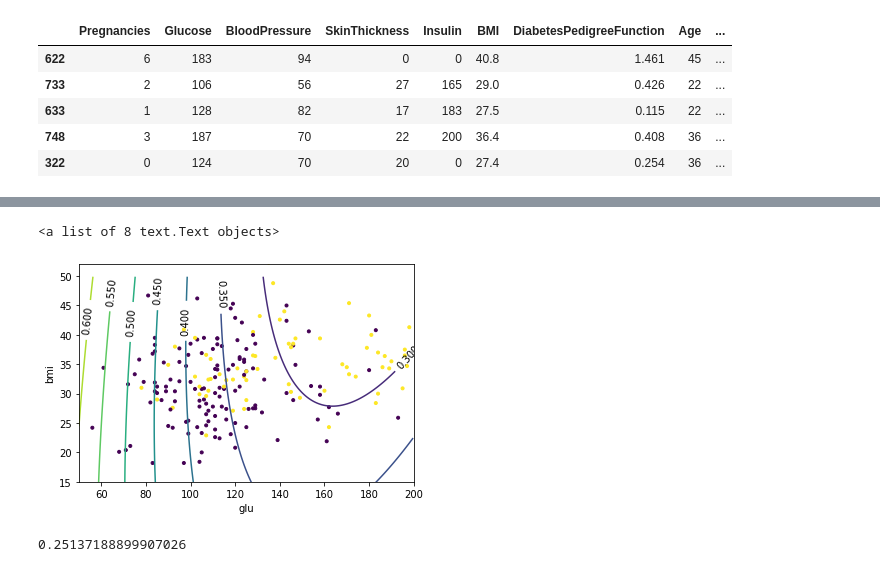
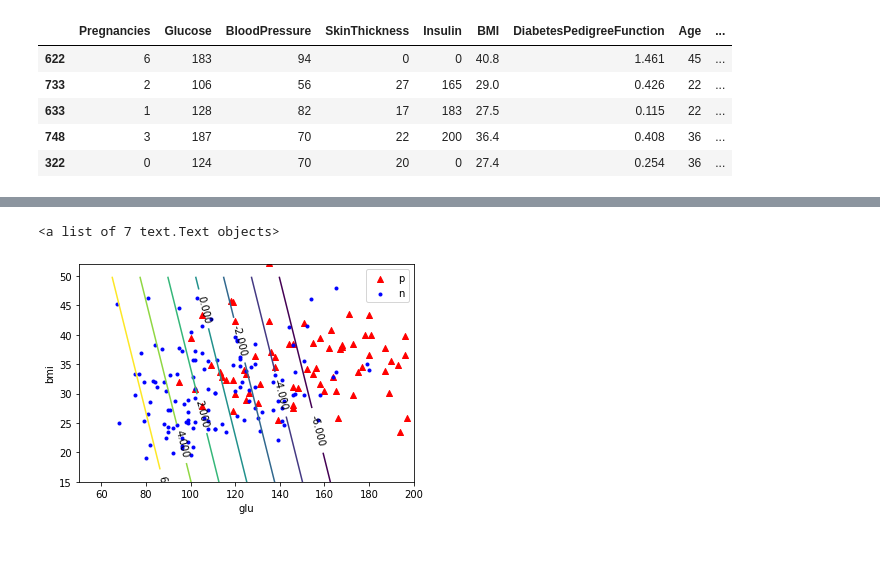
Before and after one commit to singwang-cn/The_first_pattern_recognition, a Jupyter notebook: ex4_4.ipynb, the cells around one changed output, grey strips where cells are left out. Drawn from its saved outputs; the diff is of its cells as text; code cells hidden in the pictures.

```diff
--- a/ex4_4.ipynb
+++ b/ex4_4.ipynb
@@ -26,7 +26,7 @@ positive_sample, negtive_sample = positive_sample[1], negtive_sample[1]
 def computate_expectation_variance(df):
   x = np.matrix([df['Glucose'].tolist(), df['BMI'].tolist()])
   u = np.matrix([[x[0].mean()],[x[1].mean()]])
-  sigma = (x-u) * (x-u).T
+  sigma = (x-u) * (x-u).T / df.shape[0]
   return u,sigma
 # %%
 u_p, sigma_p = computate_expectation_variance(positive_sample)
@@ -42,9 +37,29 @@ matrix([[77292.87142857,  3911.34142857],
 # %%
-def quadratic_rf(x, y):
+def quadratic_if(x, y):
   x = np.matrix([[x],[y]])
   bias = (x.T*S*x + 2*c*x + F).getA()
   return bias[0][0]
 # %%
-def linear_rf(x, y):
+def linear_if(x, y):
   x = np.matrix([[x],[y]])
-  return 2*c*x + F
+  bias = (2*c*x + F).getA()
+  return bias[0][0]
+# %%
+plt.figure('Decision boundary by quadratic function')
+plt.title('Decision boundary by quadratic function')
+plt.scatter(positive_sample['Glucose'], positive_sample['BMI'], marker='^', color='red', label='p')
+plt.scatter(negtive_sample['Glucose'], negtive_sample['BMI'], marker='.', color='blue', label='n')
+plt.xlim(50, 200)
+plt.ylim(15, 52)
+plt.xlabel('glu')
+plt.ylabel('bmi')
+plt.legend()
+
+x = np.arange(50, 200, 0.375)
+y = np.arange(10, 50, 0.1)
+z = np.empty((len(x),len(y)),dtype='float')
+for i in range(len(x)):
+  for j in range(len(y)):
+    z[i][j] = quadratic_if(x[i], y[j])
+contour = plt.contour(x, y, z, [-6,-4,-2,0,2,4,6])
+plt.clabel(contour, colors=('k'))
@@ -51,24 +69,21 @@ def linear_rf(x, y):
 # %%
-plt.figure('Decision boundary')
-plt.scatter(pima_tr['Glucose'], pima_tr['BMI'], marker = '.', c = pima_tr['Outcome'])
+plt.figure('Decision boundary by linear function')
+plt.scatter(positive_sample['Glucose'], positive_sample['BMI'], marker='^', color='red', label='p')
+plt.scatter(negtive_sample['Glucose'], negtive_sample['BMI'], marker='.', color='blue', label='n')
 plt.xlim(50, 200)
 plt.ylim(15, 52)
 plt.xlabel('glu')
 plt.ylabel('bmi')
+plt.legend()
 
-x = np.arange(50, 200, 0.3)
-y = np.arange(0, 50, 0.1)
+x = np.arange(50, 200, 0.375)
+y = np.arange(10, 50, 0.1)
 z = np.empty((len(x),len(y)),dtype='float')
 for i in range(len(x)):
   for j in range(len(y)):
-    z[i][j] = quadratic_rf(x[i], y[j])
-#contour = plt.contour(x, y, z, [-6,-4,-2,0,2,4,6])
-countour = plt.contour(x, y, z)
-plt.clabel(countour, colors=('k'))
+    z[i][j] = linear_if(x[i], y[j])
+contour = plt.contour(x, y, z, [-6,-4,-2,0,2,4,6])
+plt.clabel(contour, colors=('k'))
 # %% [output]
-<a list of 8 text.Text objects>
+<a list of 7 text.Text objects>
-[figure, old version]
+[figure, new version]
-# %%
-z.min()
-# %% [output]
-0.25137188899907026
```
Also changed, not shown: parts of 5 cells of this notebook.
